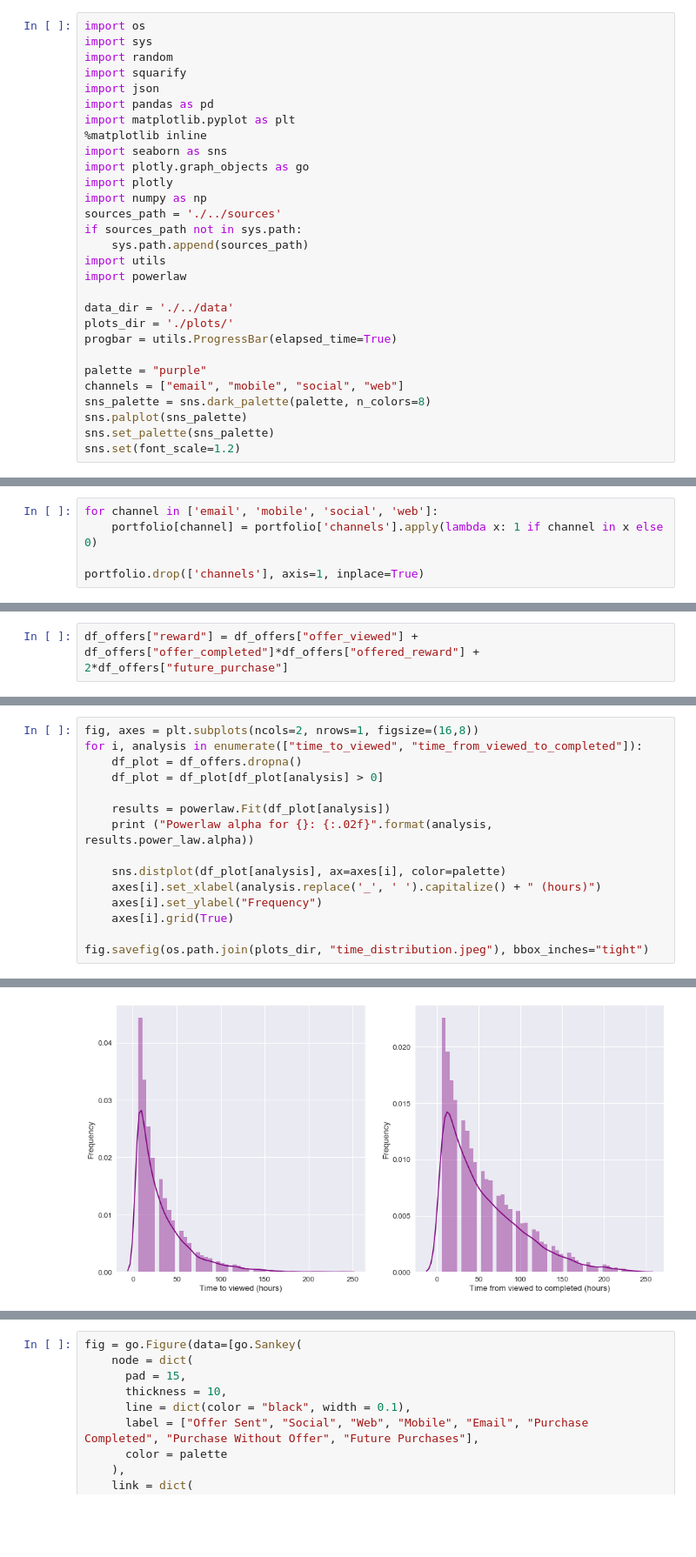
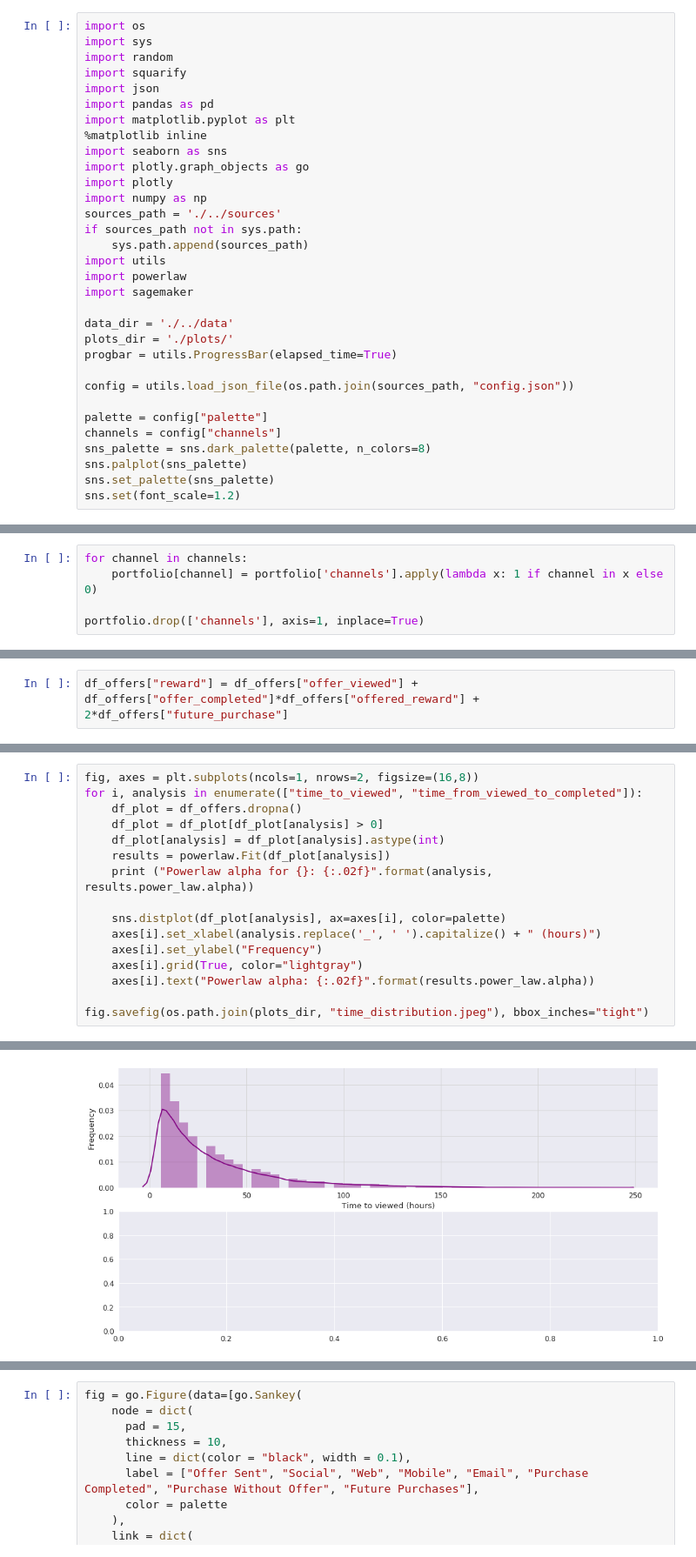
Before and after one commit to guedes-joaofelipe/ml-engineer-capstone, a Jupyter notebook: notebooks/exploratory_data_analysis.ipynb, the cells around one changed output, grey strips where cells are left out. Shown at 87% size. Saved outputs shown, nothing was run; the diff lists cells and outputs as text; blank space fills up the shorter version.

```diff
--- a/notebooks/exploratory_data_analysis.ipynb
+++ b/notebooks/exploratory_data_analysis.ipynb
@@ -21,13 +22,16 @@ if sources_path not in sys.path:
     sys.path.append(sources_path)
 import utils
 import powerlaw
+import sagemaker
 
 data_dir = './../data'
 plots_dir = './plots/'
 progbar = utils.ProgressBar(elapsed_time=True)
 
-palette = "purple"
-channels = ["email", "mobile", "social", "web"]
+config = utils.load_json_file(os.path.join(sources_path, "config.json"))
+
+palette = config["palette"]
+channels = config["channels"]
 sns_palette = sns.dark_palette(palette, n_colors=8)
 sns.palplot(sns_palette)
 sns.set_palette(sns_palette)
@@ -183,5 +181,5 @@ Creating separated columns for each channel
 # %%
-for channel in ['email', 'mobile', 'social', 'web']:
+for channel in channels:
     portfolio[channel] = portfolio['channels'].apply(lambda x: 1 if channel in x else 0)
 
 portfolio.drop(['channels'], axis=1, inplace=True)
@@ -416,18 +395,19 @@ df_matrix.to_csv(os.path.join(data_dir, "df_matrix.csv"), sep=';')
 
 How much does a user takes to view the offer? And how much does he take to complete it?
 # %%
-fig, axes = plt.subplots(ncols=2, nrows=1, figsize=(16,8))
+fig, axes = plt.subplots(ncols=1, nrows=2, figsize=(16,8))
 for i, analysis in enumerate(["time_to_viewed", "time_from_viewed_to_completed"]):
     df_plot = df_offers.dropna()
     df_plot = df_plot[df_plot[analysis] > 0]
-
+    df_plot[analysis] = df_plot[analysis].astype(int)
     results = powerlaw.Fit(df_plot[analysis])
     print ("Powerlaw alpha for {}: {:.02f}".format(analysis, results.power_law.alpha))
 
     sns.distplot(df_plot[analysis], ax=axes[i], color=palette)
     axes[i].set_xlabel(analysis.replace('_', ' ').capitalize() + " (hours)")
     axes[i].set_ylabel("Frequency")
-    axes[i].grid(True)
+    axes[i].grid(True, color="lightgray")
+    axes[i].text("Powerlaw alpha: {:.02f}".format(results.power_law.alpha))
 
 fig.savefig(os.path.join(plots_dir, "time_distribution.jpeg"), bbox_inches="tight")
 # %% [output]
@@ -445,4 +423,4 @@ Powerlaw alpha for time_from_viewed_to_completed: 7.01
-[figure, old version]
+[figure, new version]
 # %%
 fig, ax = plt.subplots(figsize=(8,8))
 channels, avg = ["email", "mobile", "social", "web"], []
```
Also changed, not shown: parts of 44 cells of this notebook, 16 other files.
